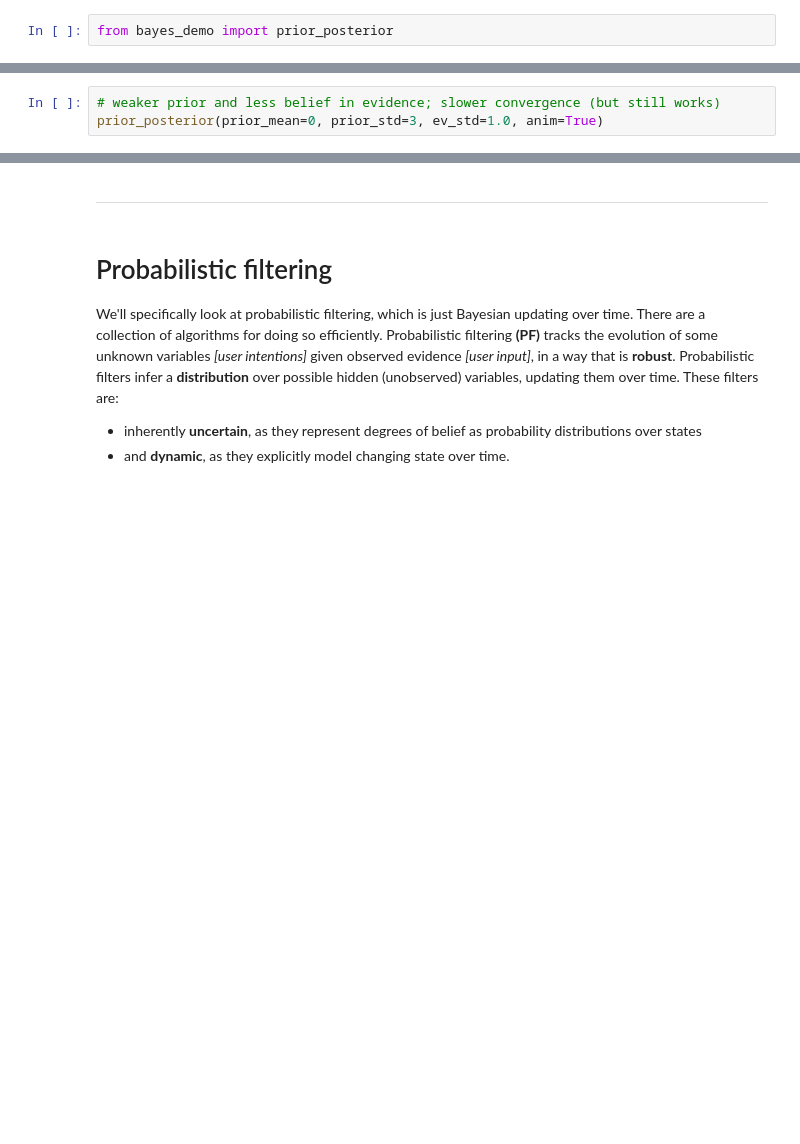
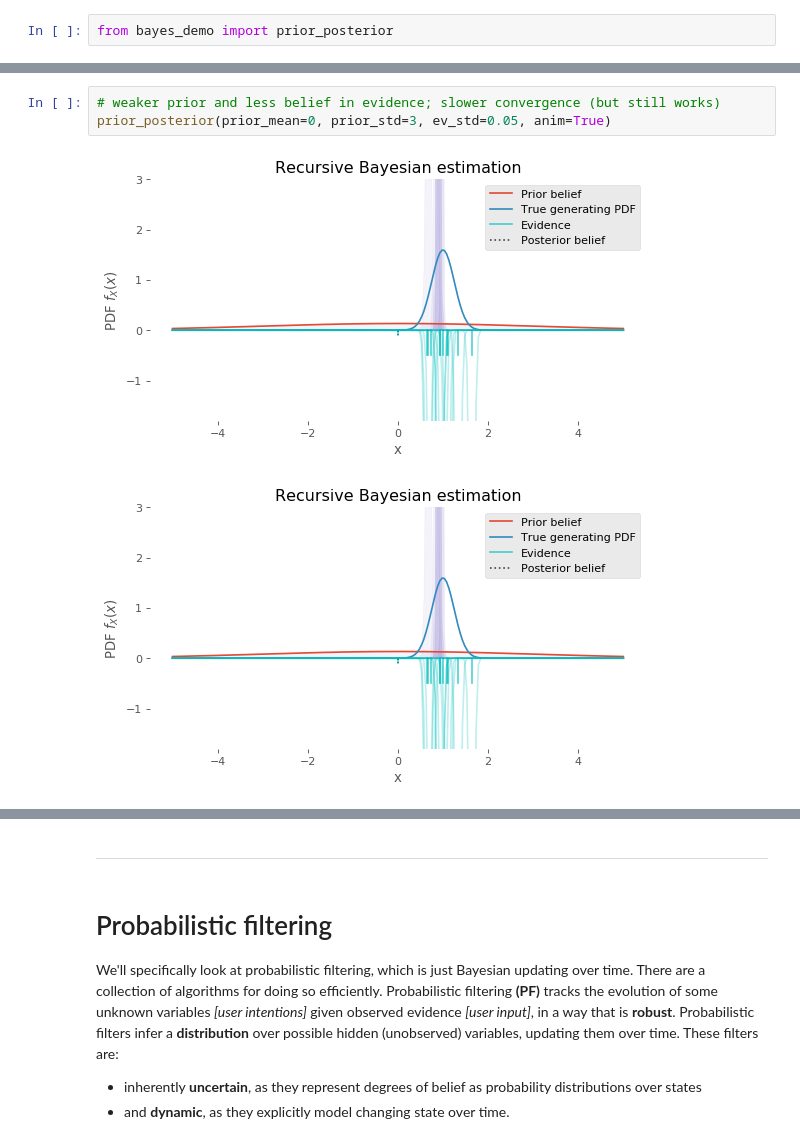
Before and after one commit to johnhw/chi_course_2019, a Jupyter notebook: 01_intro_to_bayesian_methods/Introduction_to_Bayesian_Methods_in_HCI.ipynb, the cells around one changed output, grey strips where cells are left out. Saved outputs shown, nothing was run; the diff lists cells and outputs as text; blank space fills up the shorter version.

```diff
--- a/01_intro_to_bayesian_methods/Introduction_to_Bayesian_Methods_in_HCI.ipynb
+++ b/01_intro_to_bayesian_methods/Introduction_to_Bayesian_Methods_in_HCI.ipynb
@@ -373,6 +397,9 @@ prior_posterior(prior_mean=0, prior_std=0.75, ev_std=0.25, anim=True)
 # %%
 # weaker prior and less belief in evidence; slower convergence (but still works)
-prior_posterior(prior_mean=0, prior_std=3, ev_std=1.0, anim=True)
+prior_posterior(prior_mean=0, prior_std=3, ev_std=0.05, anim=True)
+# %% [output]
+[figure, added]
+[figure, added]
 # %%
 # really bad prior, but this will eventually be forgotten
 prior_posterior(prior_mean=-3, prior_std=1.0, ev_std=0.5, anim=True)
```
Also changed, not shown: parts of 18 cells of this notebook, 3 other files.
